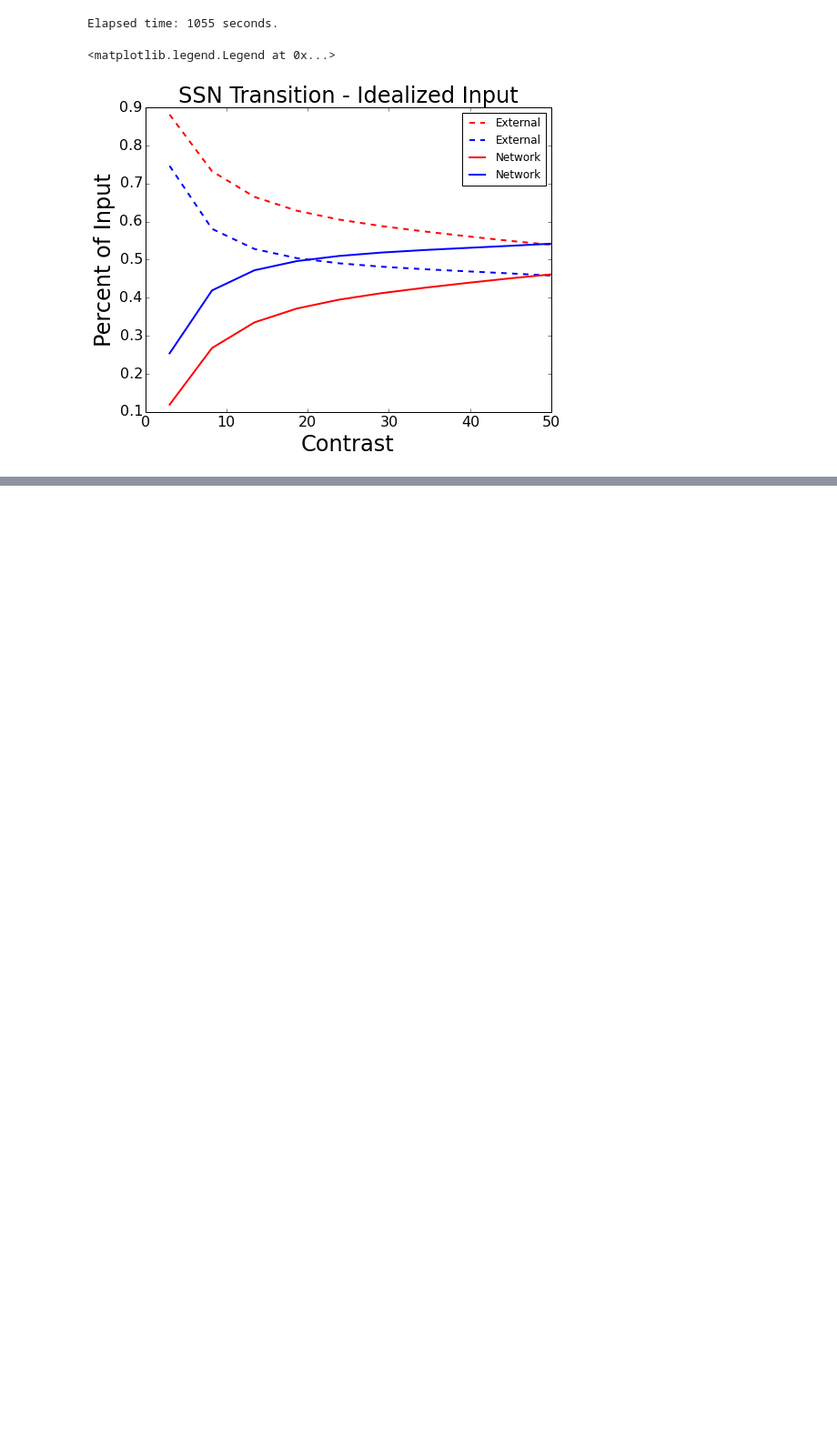
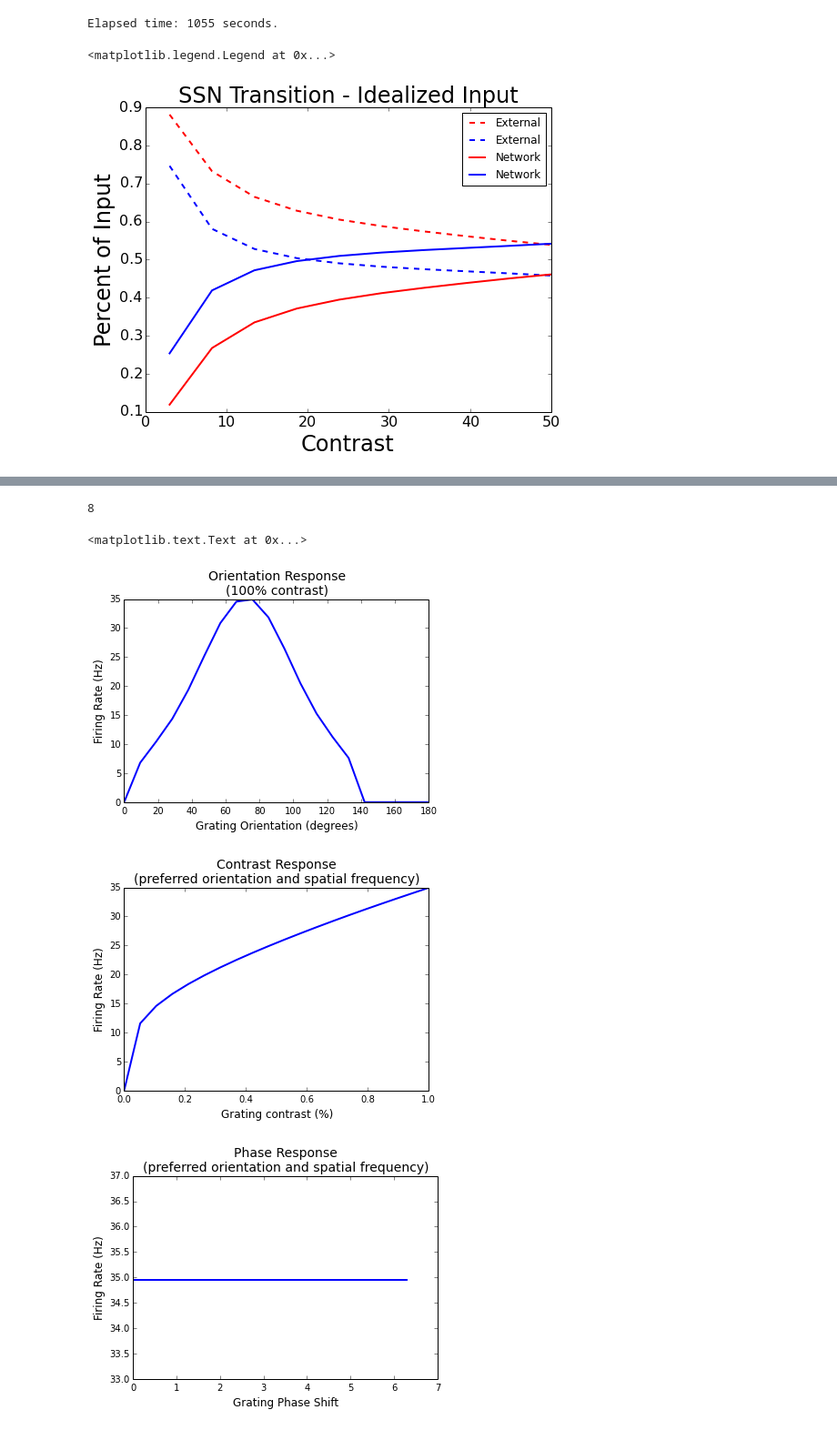
Before and after one commit to benselby/v1_modelling, a Jupyter notebook: mechanistic/integrated_model.ipynb, the cells around one changed output, grey strips where cells are left out. Shown at 91% size. Cells and saved outputs as stored; diff of their text form; code cells hidden in the pictures; blank space fills up the shorter version.

```diff
--- a/mechanistic/integrated_model.ipynb
+++ b/mechanistic/integrated_model.ipynb
@@ -275,0 +341,66 @@ plt.legend(fontsize=12)
+# %%
+max_ori_ind = np.argmax(responses[:,0,-1],axis=0)
+print max_ori_ind
+
+plt.figure()
+plt.plot(orientations*180/np.pi, responses[:,-1,-1], linewidth=2 )
+plt.title('Orientation Response\n(100% contrast)', fontsize=14)
+plt.ylabel('Firing Rate (Hz)', fontsize=12)
+plt.xlabel('Grating Orientation (degrees)', fontsize=12)
+plt.savefig('thesis_results/model_ori_resp.eps', format='eps', dpi=1000)
+
+plt.figure()
+plt.plot(contrasts, responses[max_ori_ind,0,:], linewidth=2 )
+plt.title('Contrast Response\n(preferred orientation and spatial frequency)', fontsize=14)
+plt.ylabel('Firing Rate (Hz)', fontsize=12)
+plt.xlabel('Grating contrast (%)', fontsize=12)
+plt.savefig('thesis_results/model_contrast_resp.eps', format='eps', dpi=1000)
+
+plt.figure()
+plt.plot(phases, responses[max_ori_ind,:,-1], linewidth=2 )
+plt.title('Phase Response\n(preferred orientation and spatial frequency)', fontsize=14)
+plt.xlabel('Grating Phase Shift', fontsize=12)
+plt.ylabel('Firing Rate (Hz)', fontsize=12)
+plt.savefig('thesis_results/model_phase_resp.eps', format='eps', dpi=1000)
+
+
+plt.figure()
+data = np.array([[1.52,2.80]
+                [1.83,6.08],
+                [2.44,11.62],
+                [3.05,17.67],
+                [3.95,25.22]
+                [5.00,36.44],
+                [6.73,52.66],
+                [8.62,66.16],
+                [11.46,78.00],
+                [18.80,91.90],
+                [32.42,98.89],
+                [56.58,100.0],
+                [100, 100]])
+
+data_x = data[:,0]/100
+data_y = data[:,1]/100*22
+plt.loglog(contrasts, responses[max_ori_ind,0,:], linewidth=2 )
+plt.loglog(data_x,data_y,'r')
+plt.title('Contrast Response\n(preferred orientation and spatial frequency)', fontsize=14)
+plt.ylabel('Firing Rate (Hz)', fontsize=12)
+plt.xlabel('Grating contrast (%)', fontsize=12)
+
+# plt.figure()
+# plt.plot(orientations, currents[:,-1,-1] )
+# plt.title('Orientation Current')
+
+# plt.figure()
+# plt.plot(contrasts, currents[0,0,:] )
+# plt.title('Contrast Current')
+
+# plt.figure()
+# plt.plot(phases, currents[0,:,-1] )
+# plt.title('Phase Current')
+# %% [output]
+8
+<matplotlib.text.Text at 0x...>
+[figure, added]
+[figure, added]
+[figure, added]
```
Also changed, not shown: parts of 43 cells of this notebook, 1 other file.
